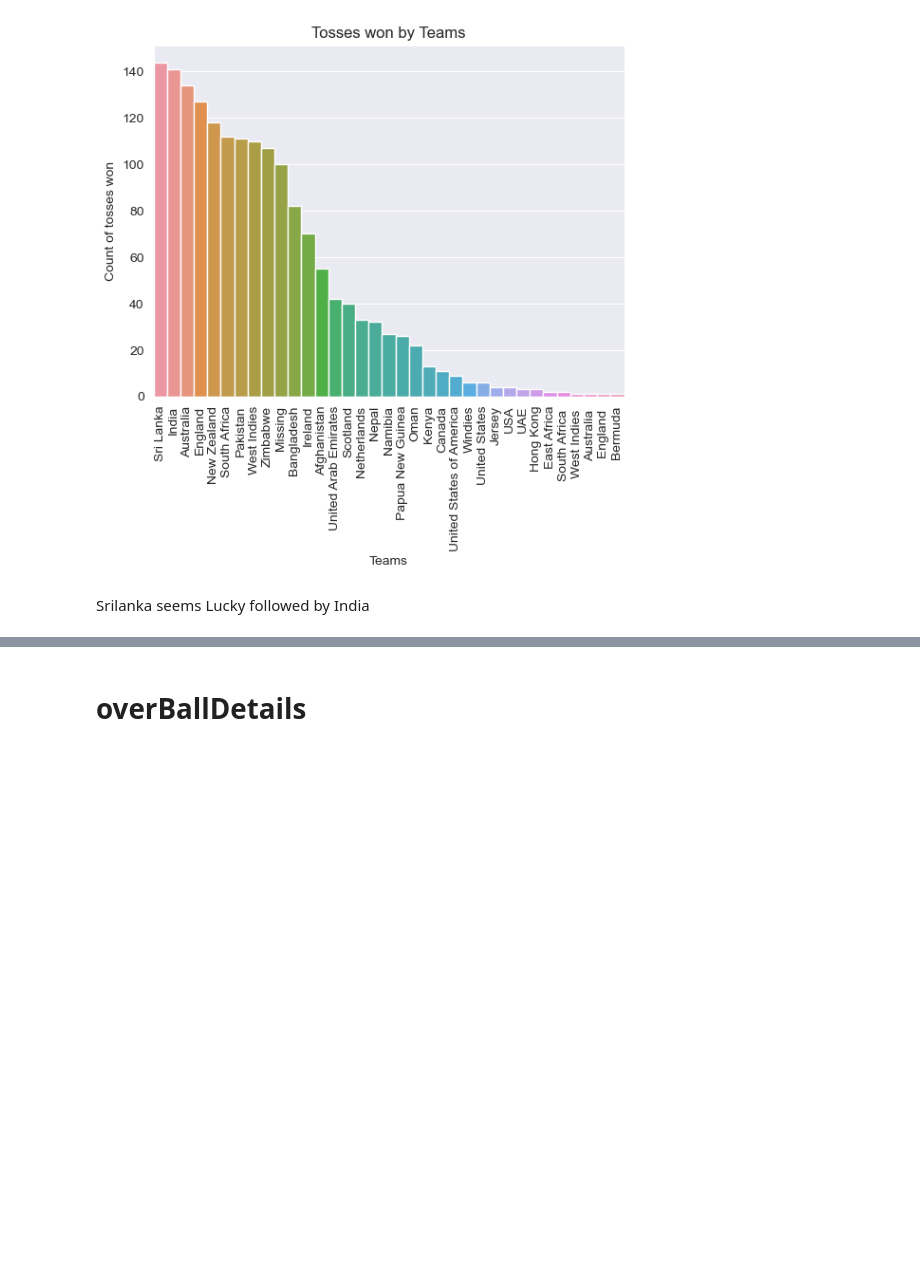
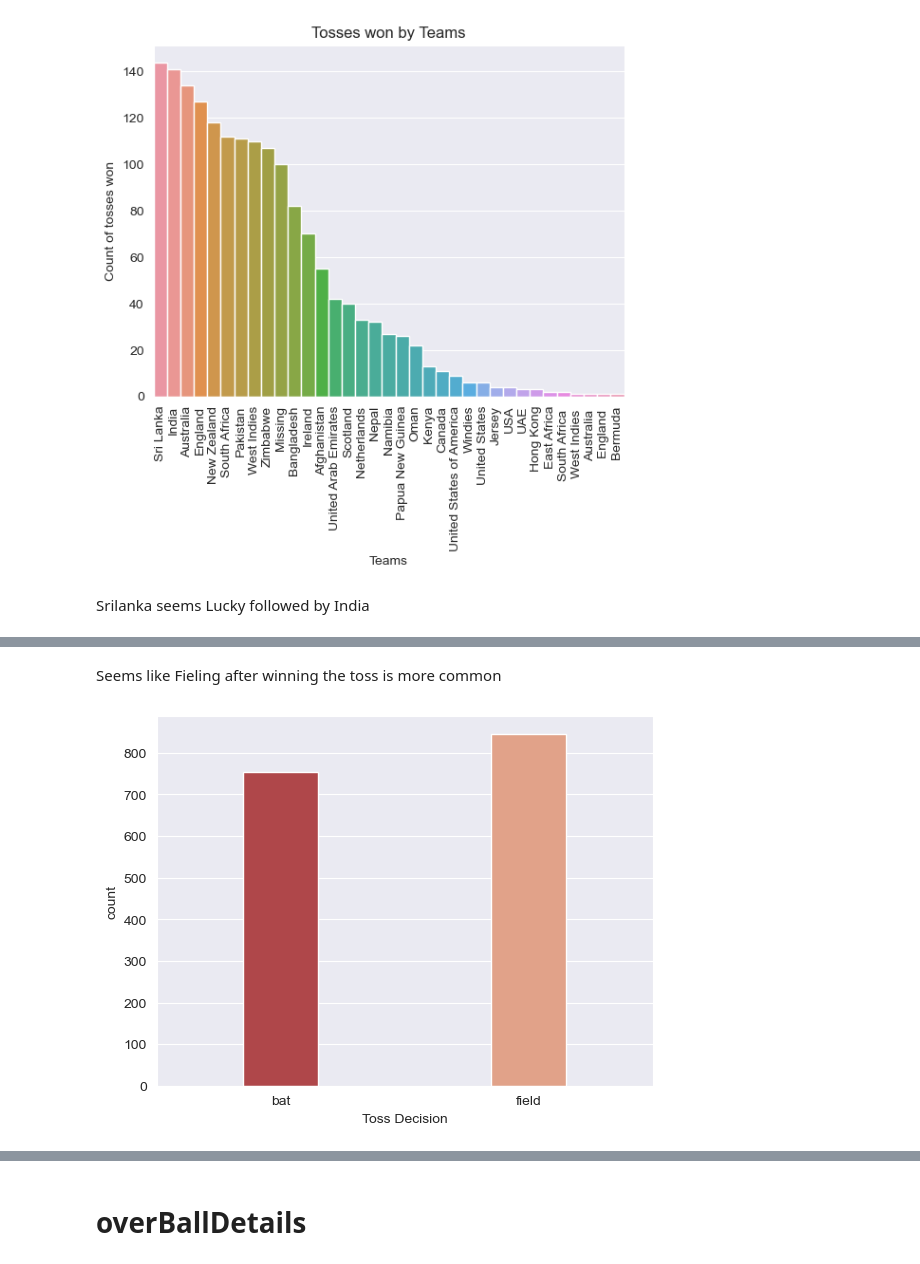
Before and after one commit to taaha3244/AtomCampAIBootcamp, a Jupyter notebook: EDA_project_cricket_world_cup_data.ipynb, the cells around one changed output, grey strips where cells are left out. Drawn from its saved outputs; the diff is of its cells as text; code cells hidden in the pictures; blank space fills up the shorter version.

```diff
--- a/EDA_project_cricket_world_cup_data.ipynb
+++ b/EDA_project_cricket_world_cup_data.ipynb
@@ -591,0 +625,7 @@ Srilanka seems Lucky followed by India
+# %% [markdown]
+Seems like Fieling after winning the toss is more common
+# %%
+sns.countplot(data=matches,x='Toss Decision',width=0.3)
+plt.show()
+# %% [output]
+[figure, added]
```
Also changed, not shown: parts of 16 cells of this notebook.
